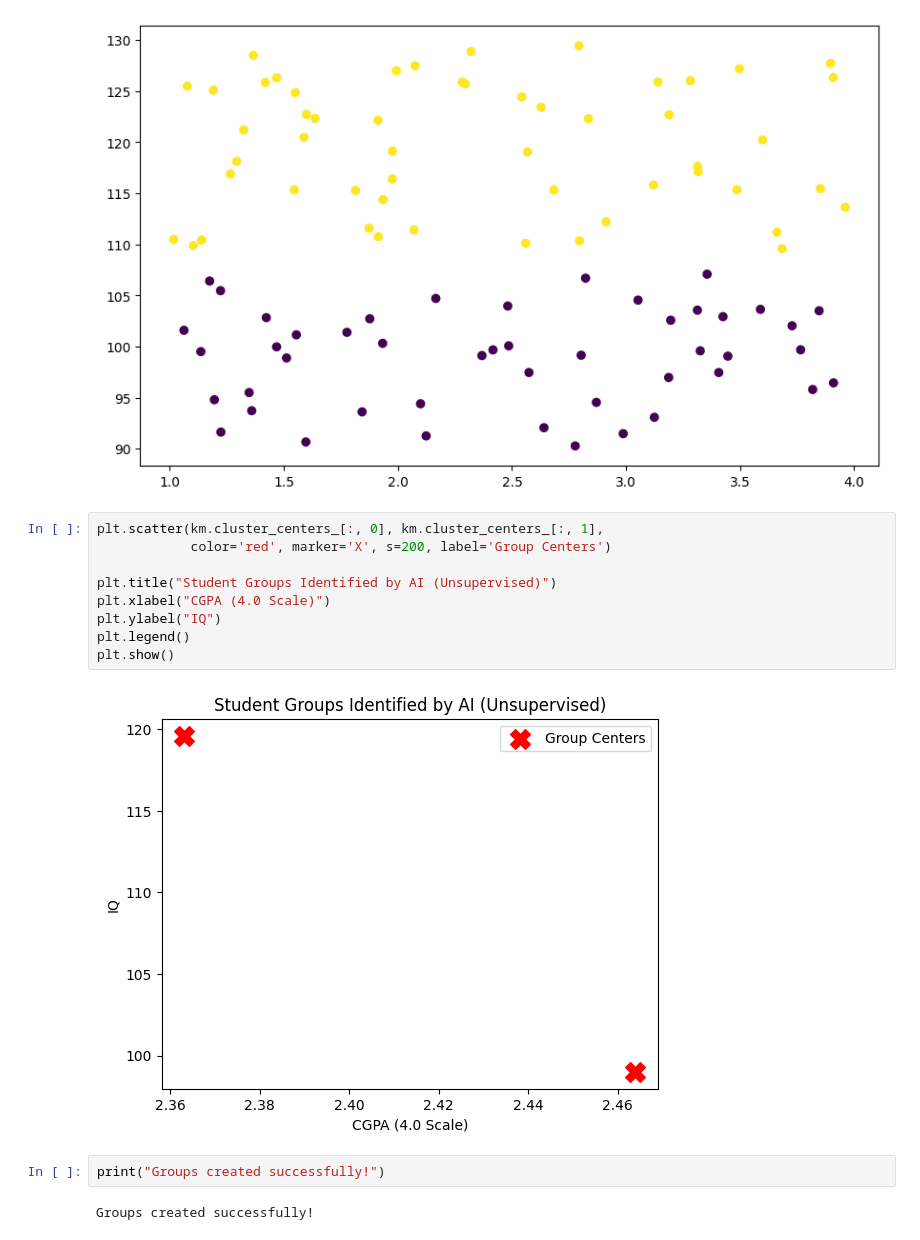
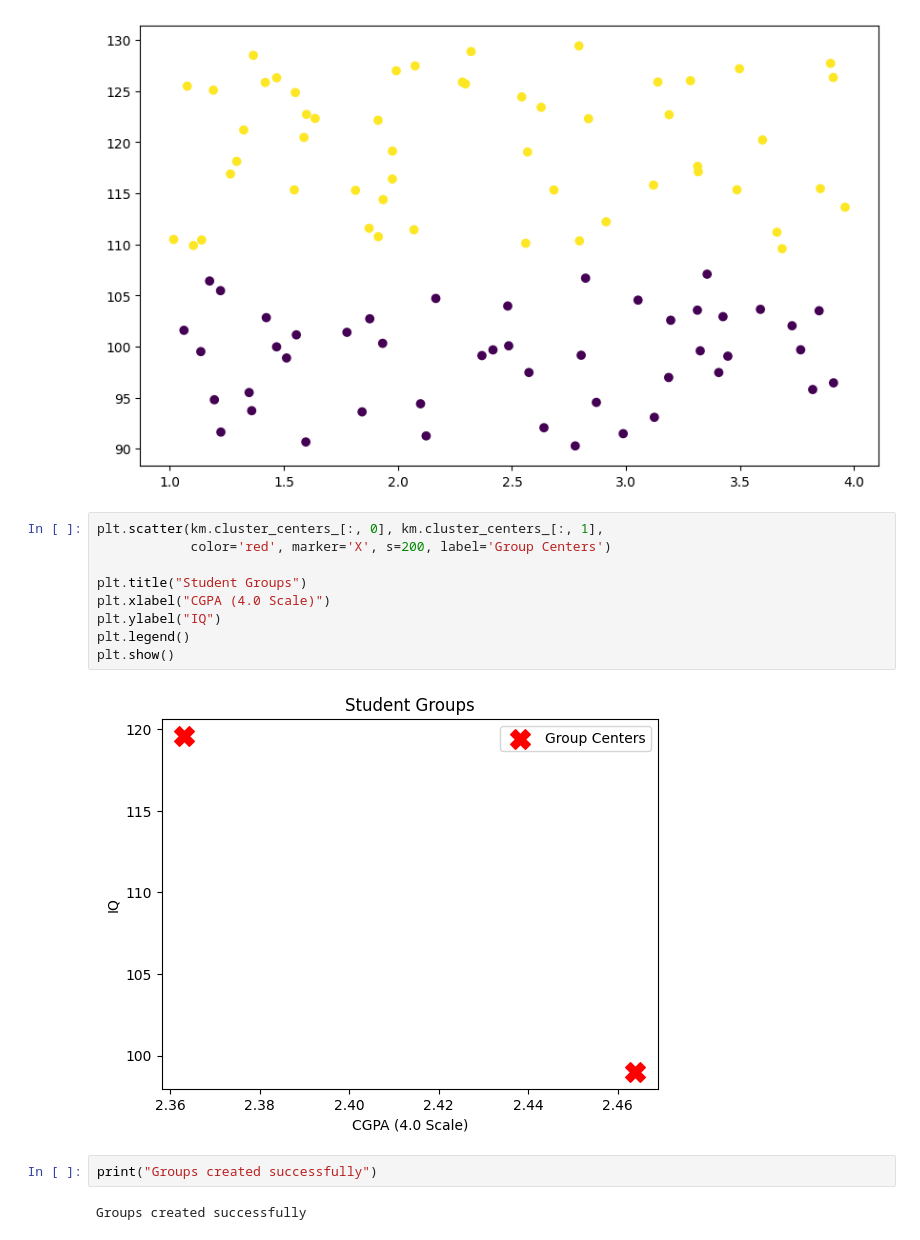
Before and after one commit to MuhammadFarhan96/AiML-Project, a Jupyter notebook: Student_grouping_kmeans.ipynb, the cells around one changed output. Drawn from its saved outputs; the diff is of its cells as text.

```diff
--- a/Student_grouping_kmeans.ipynb
+++ b/Student_grouping_kmeans.ipynb
@@ -23,15 +23,15 @@ plt.scatter(df['CGPA'], df['IQ'], c=df['Group_Sticker'], cmap='viridis')
 # %%
 plt.scatter(km.cluster_centers_[:, 0], km.cluster_centers_[:, 1],
             color='red', marker='X', s=200, label='Group Centers')
 
-plt.title("Student Groups Identified by AI (Unsupervised)")
+plt.title("Student Groups")
 plt.xlabel("CGPA (4.0 Scale)")
 plt.ylabel("IQ")
 plt.legend()
 plt.show()
 # %% [output]
-[figure, old version]
+[figure, new version]
 # %%
-print("Groups created successfully!")
+print("Groups created successfully")
 # %% [output]
-Groups created successfully!
+Groups created successfully
```
